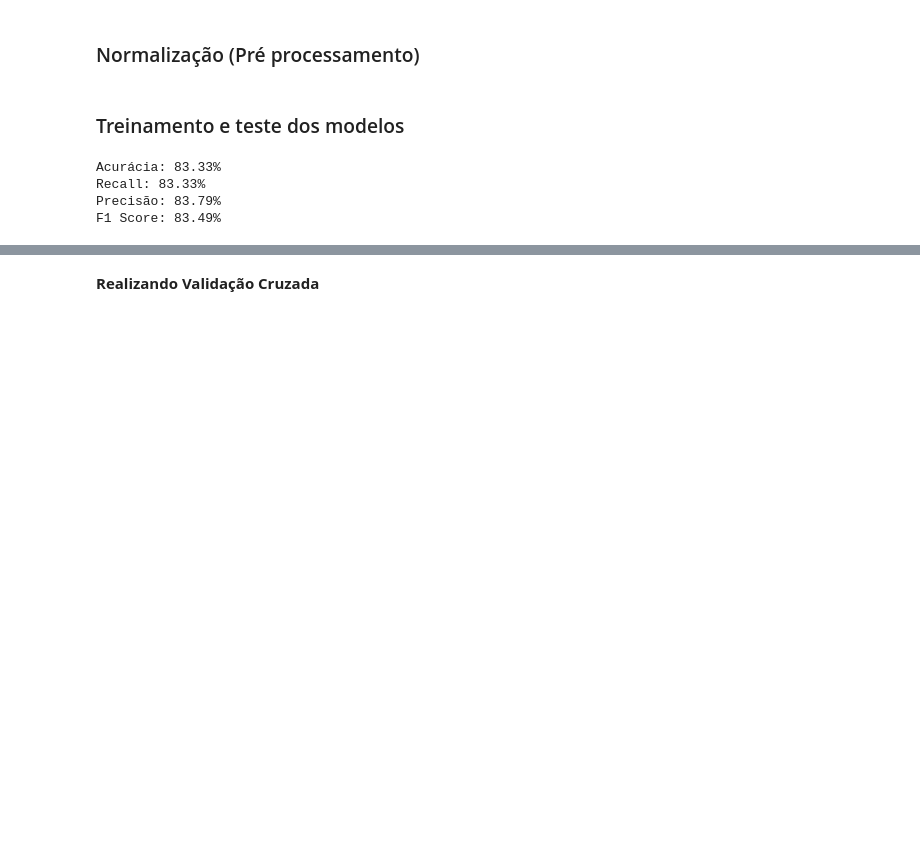
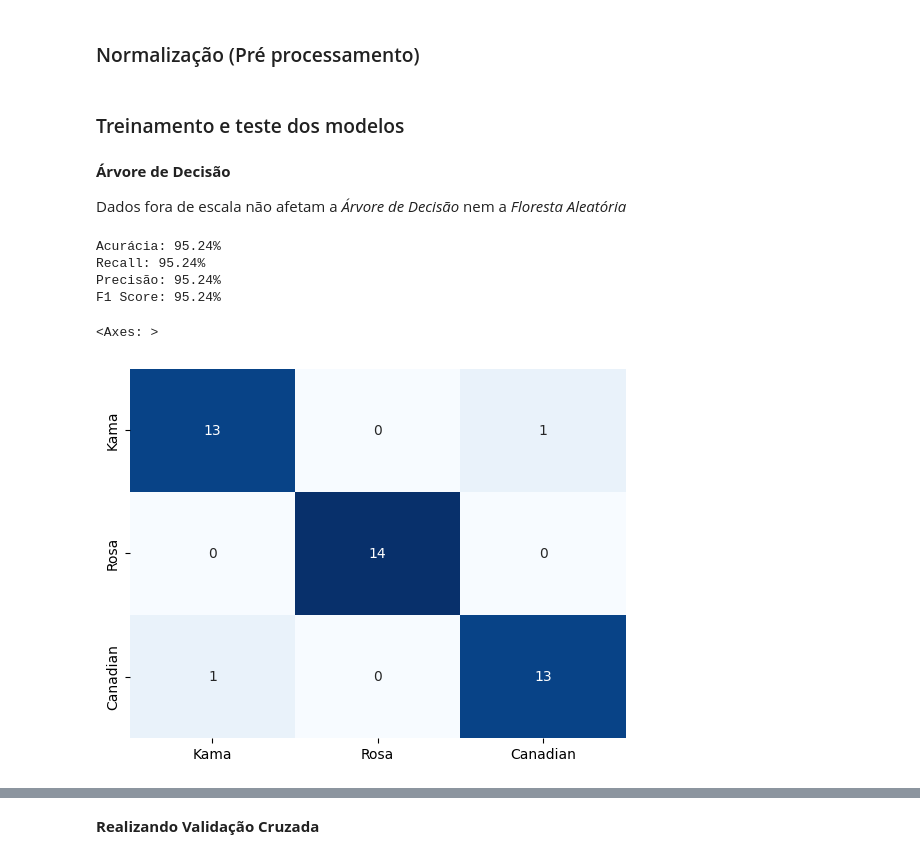
Before and after one commit to DiogoBotton/Machine_Learning_Training_Learn, a Jupyter notebook: Classificação/FIAP_Aulas/Atividade_Fase4/seeds_classifier.ipynb, the cells around one changed output, grey strips where cells are left out. Saved outputs shown, nothing was run; the diff lists cells and outputs as text; code cells hidden in the pictures; blank space fills up the shorter version.

```diff
--- a/Classificação/FIAP_Aulas/Atividade_Fase4/seeds_classifier.ipynb
+++ b/Classificação/FIAP_Aulas/Atividade_Fase4/seeds_classifier.ipynb
@@ -145,17 +170,29 @@ def view_predict_scores(predicts, y_true):
 
     f1_score_ = f1_score(y_true, predicts, average='macro')
     print(f'F1 Score: {f1_score_*100:.2f}%')
+
+labels = ['Kama', 'Rosa', 'Canadian']
+# %% [markdown]
+**Árvore de Decisão**
+
+Dados fora de escala não afetam a *Árvore de Decisão* nem a *Floresta Aleatória*
 # %%
 from sklearn.tree import DecisionTreeClassifier
 
-# Árvore aleatória
 model_dt = DecisionTreeClassifier(random_state=SEED)
-model_dt.fit(X_train_scaled, y_train)
+model_dt.fit(X_train, y_train)
 
-predict_dt = model_dt.predict(X_test_scaled)
+predict_dt = model_dt.predict(X_test)
 view_predict_scores(predict_dt, y_test)
+
+cm = confusion_matrix(y_test, predict_dt)
+
+sns.heatmap(cm, annot=True, cmap='Blues', cbar=False,
+            xticklabels=labels, yticklabels=labels)
 # %% [output]
-Acurácia: 83.33%
-Recall: 83.33%
-Precisão: 83.79%
-F1 Score: 83.49%
+Acurácia: 95.24%
+Recall: 95.24%
+Precisão: 95.24%
+F1 Score: 95.24%
+<Axes: >
+[figure, added]
```
Also changed, not shown: parts of 18 cells of this notebook.
